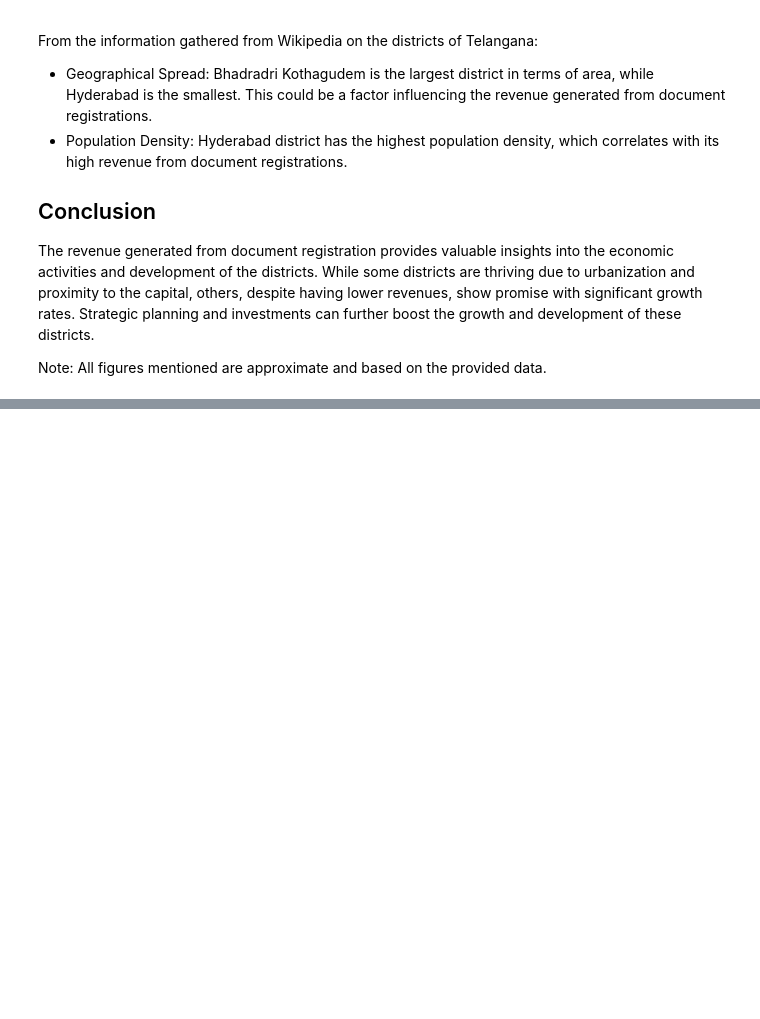
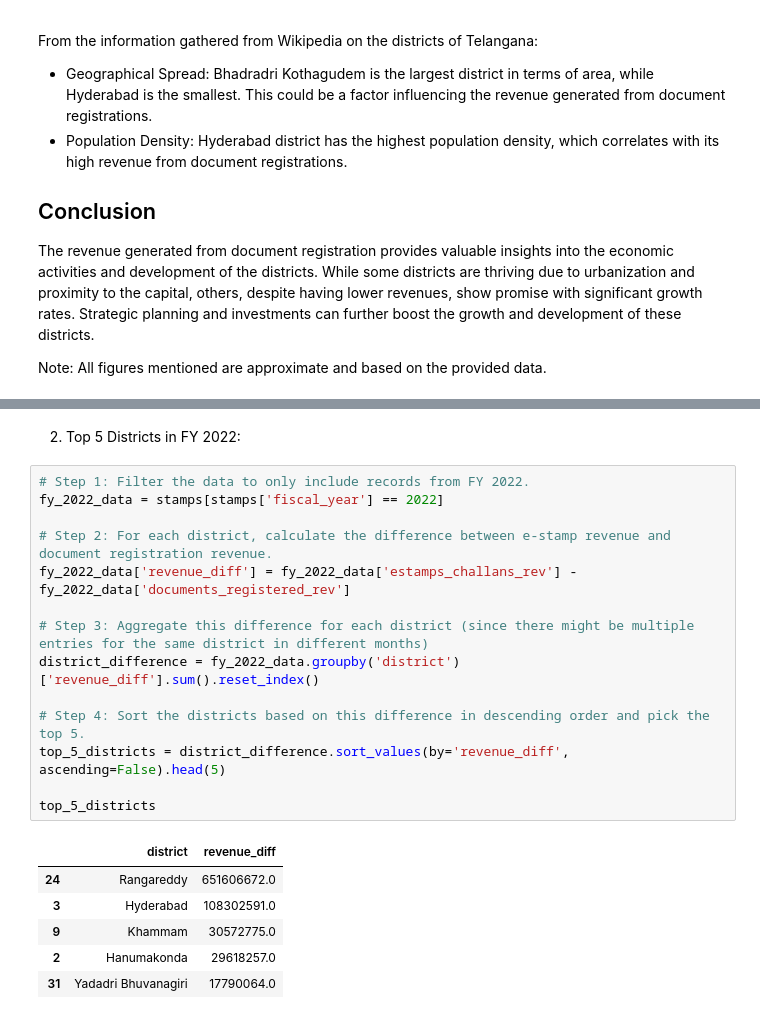
Before and after one commit to nani2357/Telangana_Growth_Analysis, a Jupyter notebook: notebooks/stamps.ipynb, the cells around one changed output, grey strips where cells are left out. Cells and saved outputs as stored; diff of their text form; blank space fills up the shorter version.

```diff
--- a/notebooks/stamps.ipynb
+++ b/notebooks/stamps.ipynb
@@ -347,0 +519,23 @@ Note: All figures mentioned are approximate and based on the provided data.
+# %% [markdown]
+2. Top 5 Districts in FY 2022:
+# %%
+# Step 1: Filter the data to only include records from FY 2022.
+fy_2022_data = stamps[stamps['fiscal_year'] == 2022]
+
+# Step 2: For each district, calculate the difference between e-stamp revenue and document registration revenue.
+fy_2022_data['revenue_diff'] = fy_2022_data['estamps_challans_rev'] - fy_2022_data['documents_registered_rev']
+
+# Step 3: Aggregate this difference for each district (since there might be multiple entries for the same district in different months)
+district_difference = fy_2022_data.groupby('district')['revenue_diff'].sum().reset_index()
+
+# Step 4: Sort the districts based on this difference in descending order and pick the top 5.
+top_5_districts = district_difference.sort_values(by='revenue_diff', ascending=False).head(5)
+
+top_5_districts
+# %% [output]
+|  | district | revenue_diff |
+| 24 | Rangareddy | 651606672.0 |
+| 3 | Hyderabad | 108302591.0 |
+| 9 | Khammam | 30572775.0 |
+| 2 | Hanumakonda | 29618257.0 |
+| 31 | Yadadri Bhuvanagiri | 17790064.0 |
```
Also changed, not shown: parts of 12 cells of this notebook, 17 other files.
